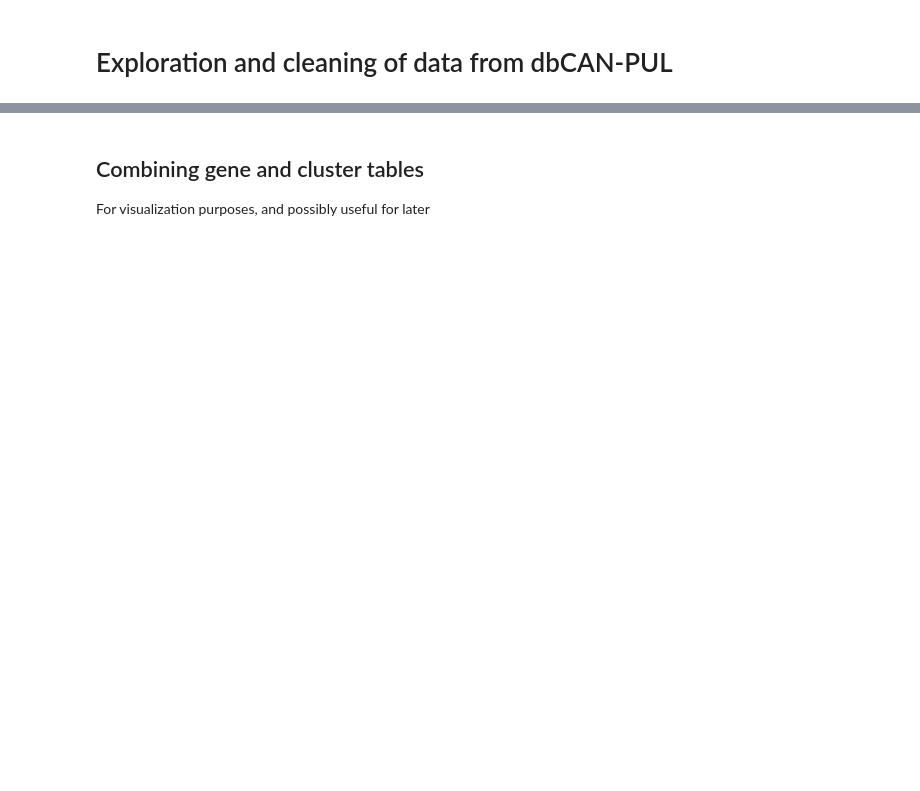
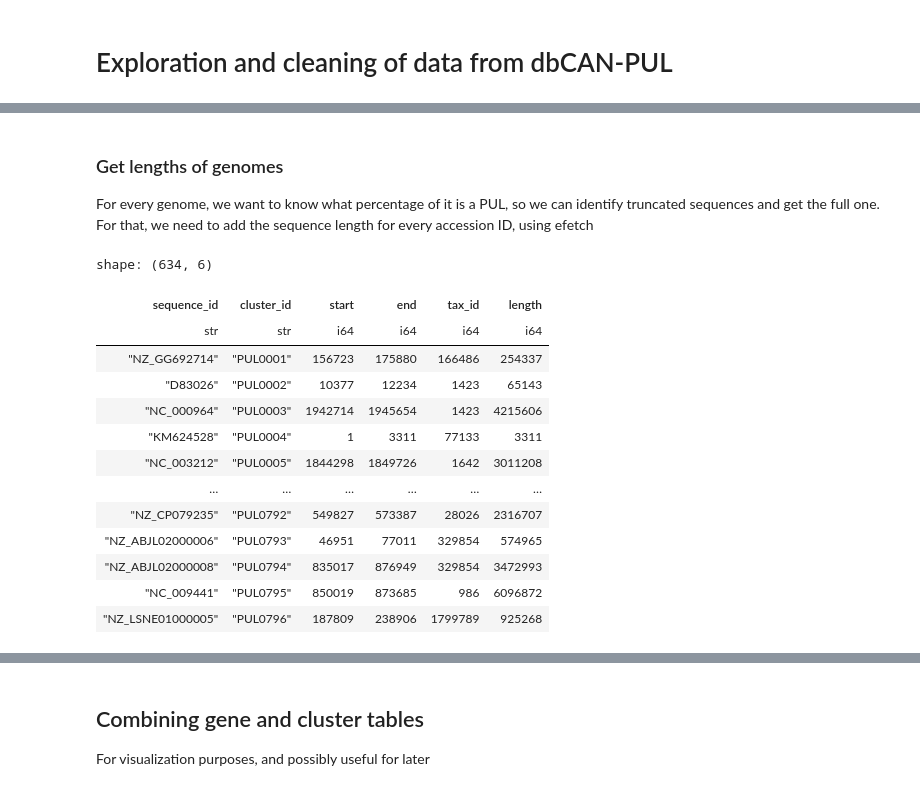
Before and after one commit to brosenthal3/gLM-PUL-Prediction, a Jupyter notebook: src/notebooks/PUL_data_exploration.ipynb, the cells around one changed output, grey strips where cells are left out. Drawn from its saved outputs; the diff is of its cells as text; code cells hidden in the pictures; blank space fills up the shorter version.

```diff
--- a/src/notebooks/PUL_data_exploration.ipynb
+++ b/src/notebooks/PUL_data_exploration.ipynb
@@ -171,0 +159,3 @@ cluster_table = cluster_table[cluster_table['cluster_id'] == 'PUL0456_2'].with_c
+# %% [markdown]
+### Get lengths of genomes
+For every genome, we want to know what percentage of it is a PUL, so we can identify truncated sequences and get the full one. For that, we need to add the sequence length for every accession ID, using efetch
@@ -171,0 +179,27 @@ cluster_table = cluster_table[cluster_table['cluster_id'] == 'PUL0456_2'].with_c
+# %%
+# Transform to int, handle string errors
+for row in lengths:
+    try:
+        row['length'] = int(row['length'])
+    except ValueError:
+        row['length'] = None
+
+# merge lengths with cluster table
+lengths_df = polars.DataFrame(lengths, schema={'sequence_id': polars.Utf8, 'length': polars.Int64})
+cluster_table_with_length = cluster_table.join(lengths_df, on='sequence_id', how='left')
+display(cluster_table_with_length)
+# %% [output]
+shape: (634, 6)
+| sequence_id | cluster_id | start | end | tax_id | length |
+| str | str | i64 | i64 | i64 | i64 |
+| "NZ_GG692714" | "PUL0001" | 156723 | 175880 | 166486 | 254337 |
+| "D83026" | "PUL0002" | 10377 | 12234 | 1423 | 65143 |
+| "NC_000964" | "PUL0003" | 1942714 | 1945654 | 1423 | 4215606 |
+| "KM624528" | "PUL0004" | 1 | 3311 | 77133 | 3311 |
+| "NC_003212" | "PUL0005" | 1844298 | 1849726 | 1642 | 3011208 |
+| … | … | … | … | … | … |
+| "NZ_CP079235" | "PUL0792" | 549827 | 573387 | 28026 | 2316707 |
+| "NZ_ABJL02000006" | "PUL0793" | 46951 | 77011 | 329854 | 574965 |
+| "NZ_ABJL02000008" | "PUL0794" | 835017 | 876949 | 329854 | 3472993 |
+| "NC_009441" | "PUL0795" | 850019 | 873685 | 986 | 6096872 |
+| "NZ_LSNE01000005" | "PUL0796" | 187809 | 238906 | 1799789 | 925268 |
```
Also changed, not shown: parts of 35 cells of this notebook.
